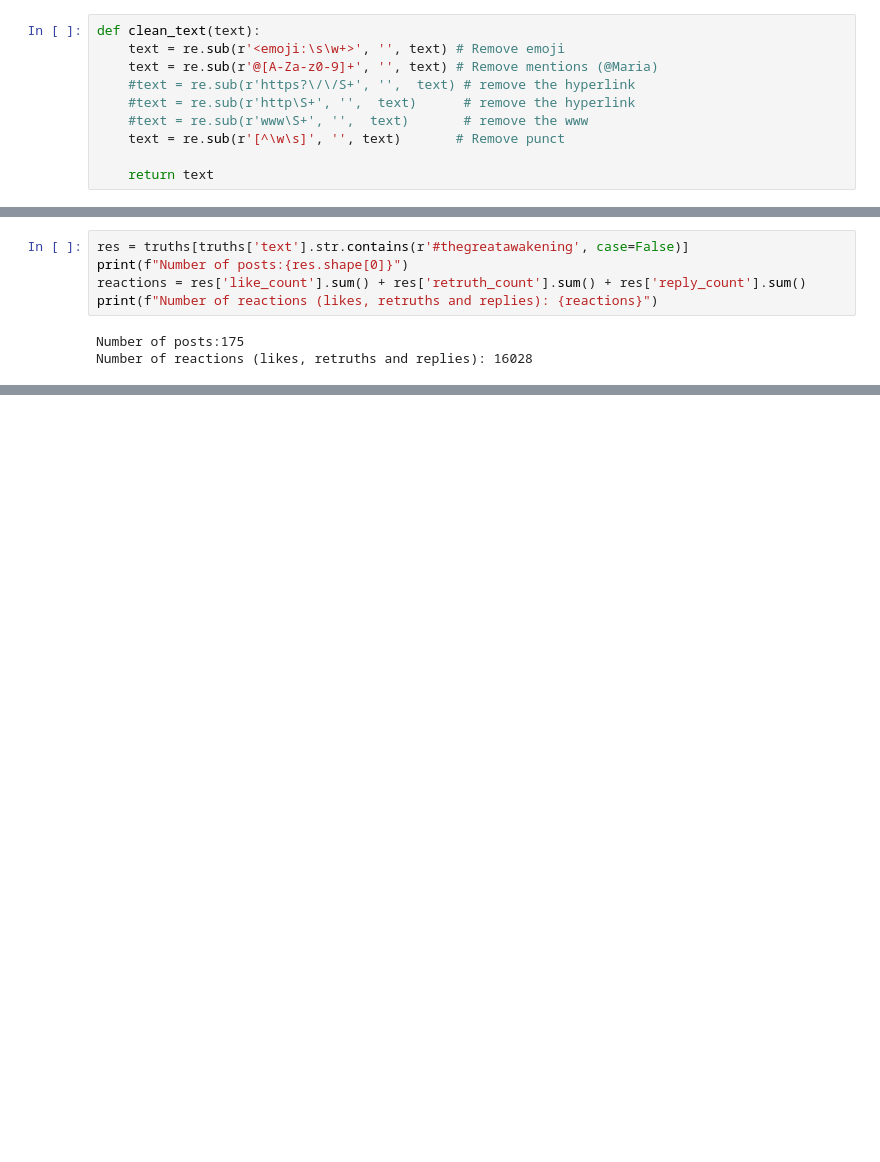
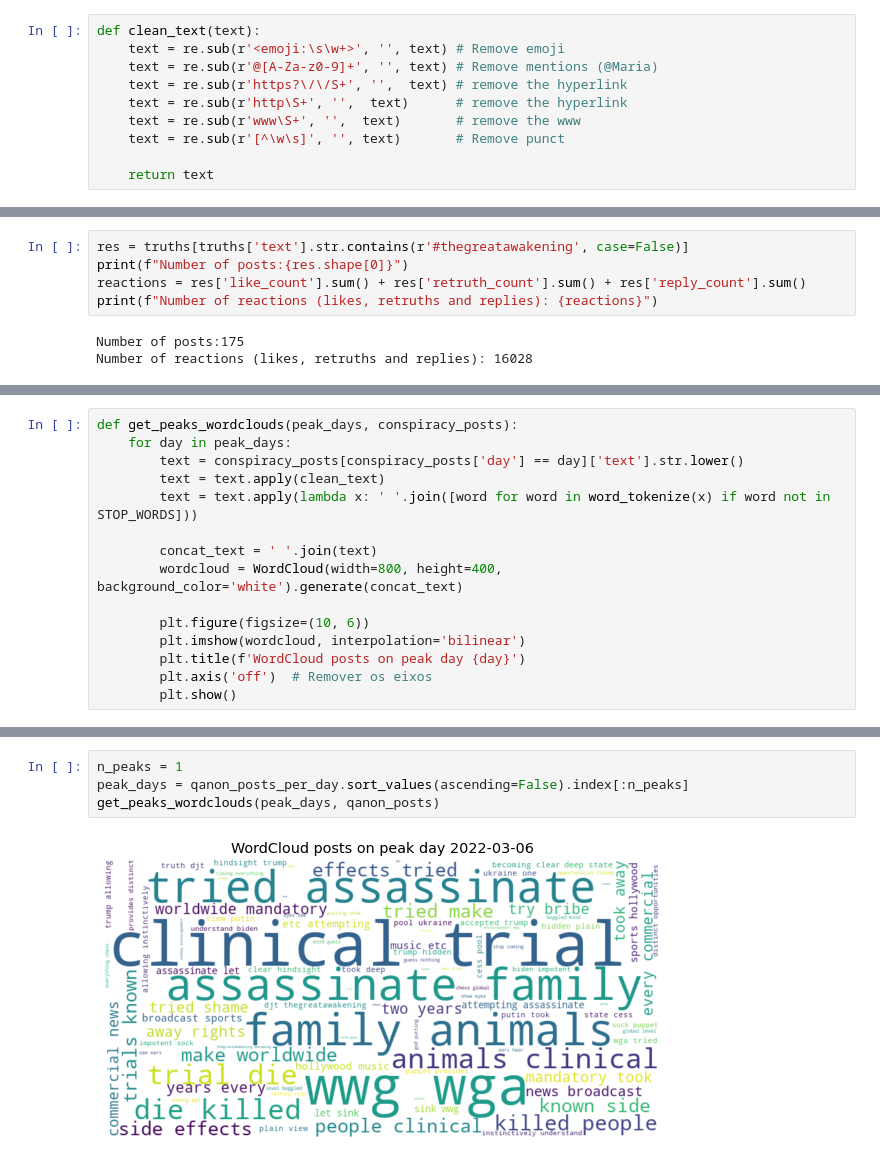
Before and after one commit to jacksonns/Truth-Social-Conspiracy, a Jupyter notebook: conspiracy.ipynb, the cells around one changed output, grey strips where cells are left out. Cells and saved outputs as stored; diff of their text form; blank space fills up the shorter version.

```diff
--- a/conspiracy.ipynb
+++ b/conspiracy.ipynb
@@ -47,9 +51,9 @@ cursor = conn.cursor()
 def clean_text(text):
     text = re.sub(r'<emoji:\s\w+>', '', text) # Remove emoji
     text = re.sub(r'@[A-Za-z0-9]+', '', text) # Remove mentions (@Maria)
-    #text = re.sub(r'https?\/\/S+', '',  text) # remove the hyperlink
-    #text = re.sub(r'http\S+', '',  text)      # remove the hyperlink
-    #text = re.sub(r'www\S+', '',  text)       # remove the www
+    text = re.sub(r'https?\/\/S+', '',  text) # remove the hyperlink
+    text = re.sub(r'http\S+', '',  text)      # remove the hyperlink
+    text = re.sub(r'www\S+', '',  text)       # remove the www
     text = re.sub(r'[^\w\s]', '', text)       # Remove punct
 
     return text
@@ -253,0 +450,15 @@ Number of reactions (likes, retruths and replies): 117205
+# %%
+def get_peaks_wordclouds(peak_days, conspiracy_posts):
+    for day in peak_days:
+        text = conspiracy_posts[conspiracy_posts['day'] == day]['text'].str.lower()
+        text = text.apply(clean_text)
+        text = text.apply(lambda x: ' '.join([word for word in word_tokenize(x) if word not in STOP_WORDS]))
+
+        concat_text = ' '.join(text)
+        wordcloud = WordCloud(width=800, height=400, background_color='white').generate(concat_text)
+
+        plt.figure(figsize=(10, 6))
+        plt.imshow(wordcloud, interpolation='bilinear')
+        plt.title(f'WordCloud posts on peak day {day}')
+        plt.axis('off')  # Remover os eixos
+        plt.show()
@@ -253,0 +471,6 @@ Number of reactions (likes, retruths and replies): 117205
+# %%
+n_peaks = 1
+peak_days = qanon_posts_per_day.sort_values(ascending=False).index[:n_peaks]
+get_peaks_wordclouds(peak_days, qanon_posts)
+# %% [output]
+[figure, added]
```
Also changed, not shown: parts of 73 cells of this notebook, 4 other files.
